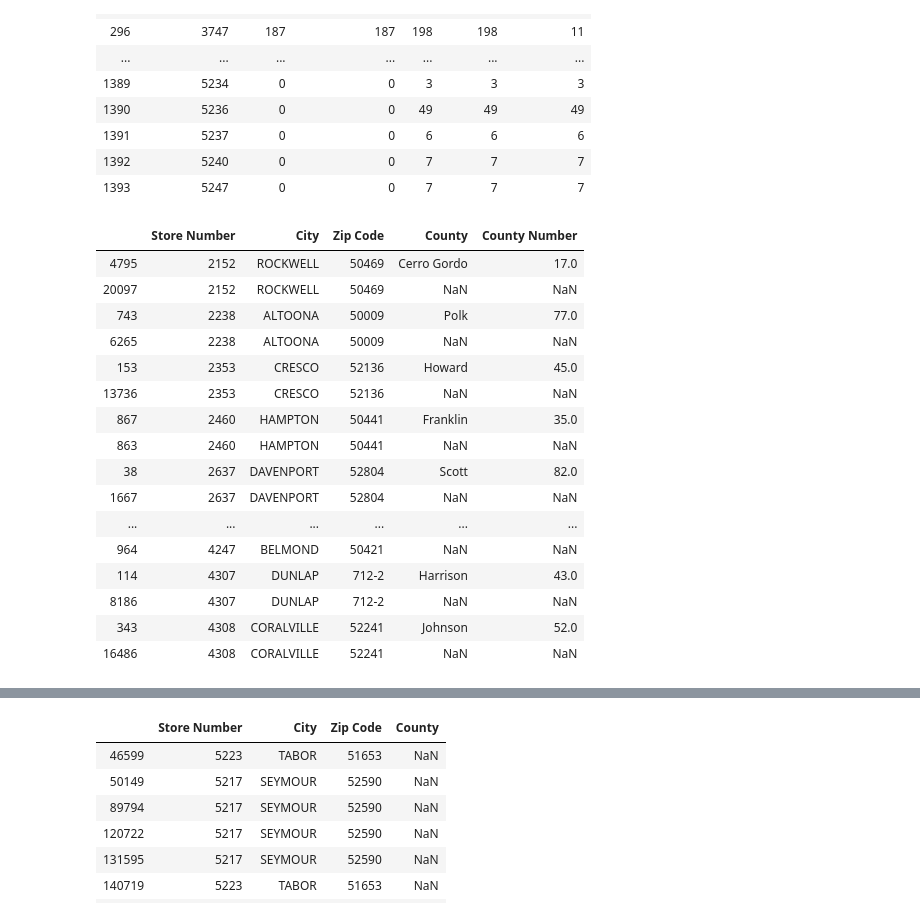
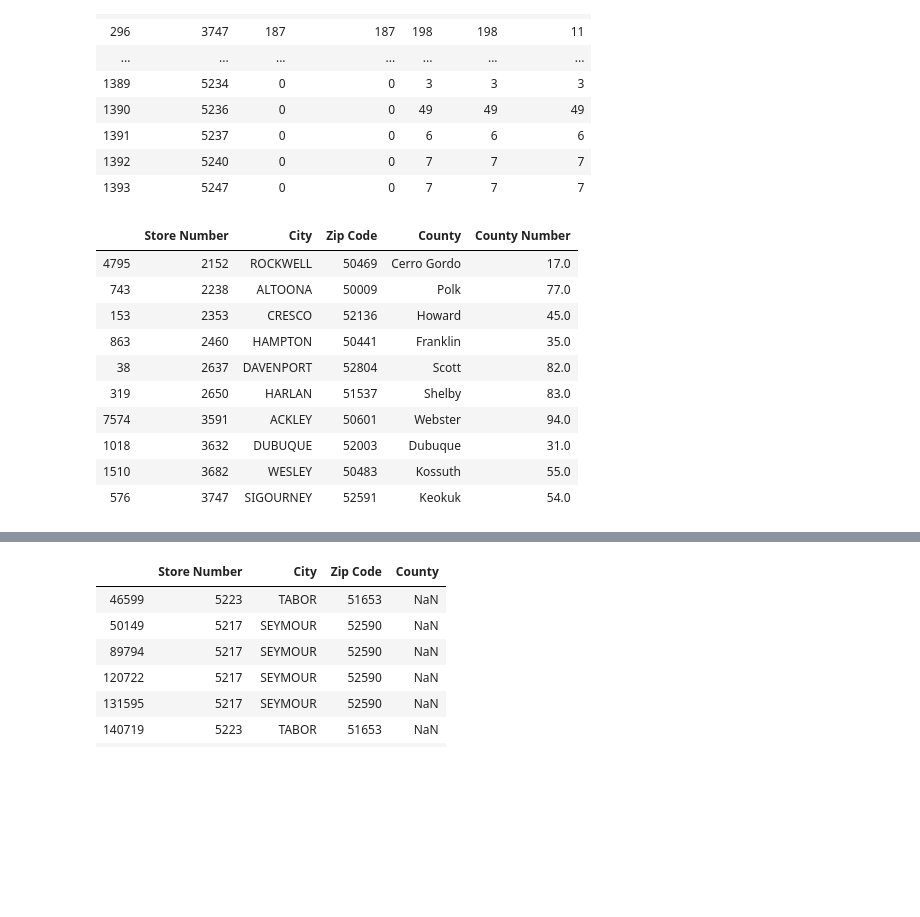
Before and after one commit to chablis8/Python-Pandas, a Jupyter notebook: exams/final/final_project/MT_take_home.ipynb, the cells around one changed output, grey strips where cells are left out. Drawn from its saved outputs; the diff is of its cells as text; code cells hidden in the pictures; blank space fills up the shorter version.

```diff
--- a/exams/final/final_project/MT_take_home.ipynb
+++ b/exams/final/final_project/MT_take_home.ipynb
@@ -284,33 +284,27 @@ NaN_County_Stores
 # %%
 # QUERY: Did the 20 NaN_County_Stores that captured 'County' data consitently fill in a particular County? Can the
 # entered data be rasonablely assumed to be accurate and thus can be used to update the missing information?
 
 # RESULT: Where county detail was entered for each of the stores, only one particular county was inputted
 
 # CONCLUSION: Thus the County data can be used to update the missing data
 
 Stores_2_DeNaN_w_SomeEntriesRight = NaN_County_Stores.loc[NaN_County_Stores['County'] != 0]
 Entries_of_Stores_2_DeNaN = iowa1.loc[iowa1['Store Number'].isin(Stores_2_DeNaN_w_SomeEntriesRight['Store Number']), ['Store Number', 'City', 'Zip Code', 'County', 'County Number']]
 Stores_2_DeNaN = Entries_of_Stores_2_DeNaN.drop_duplicates().sort_values(by=['Store Number', 'County'], ascending = True, na_position='last')
-Stores_2_DeNaN
+Stores_2_DeNaN.head(10)
 # %% [output]
 |  | Store Number | City | Zip Code | County | County Number |
 | 4795 | 2152 | ROCKWELL | 50469 | Cerro Gordo | 17.0 |
-| 20097 | 2152 | ROCKWELL | 50469 | NaN | NaN |
 | 743 | 2238 | ALTOONA | 50009 | Polk | 77.0 |
-| 6265 | 2238 | ALTOONA | 50009 | NaN | NaN |
 | 153 | 2353 | CRESCO | 52136 | Howard | 45.0 |
-| 13736 | 2353 | CRESCO | 52136 | NaN | NaN |
-| 867 | 2460 | HAMPTON | 50441 | Franklin | 35.0 |
-| 863 | 2460 | HAMPTON | 50441 | NaN | NaN |
+| 863 | 2460 | HAMPTON | 50441 | Franklin | 35.0 |
 | 38 | 2637 | DAVENPORT | 52804 | Scott | 82.0 |
-| 1667 | 2637 | DAVENPORT | 52804 | NaN | NaN |
-| ... | ... | ... | ... | ... | ... |
-| 964 | 4247 | BELMOND | 50421 | NaN | NaN |
-| 114 | 4307 | DUNLAP | 712-2 | Harrison | 43.0 |
-| 8186 | 4307 | DUNLAP | 712-2 | NaN | NaN |
-| 343 | 4308 | CORALVILLE | 52241 | Johnson | 52.0 |
-| 16486 | 4308 | CORALVILLE | 52241 | NaN | NaN |
+| 319 | 2650 | HARLAN | 51537 | Shelby | 83.0 |
+| 7574 | 3591 | ACKLEY | 50601 | Webster | 94.0 |
+| 1018 | 3632 | DUBUQUE | 52003 | Dubuque | 31.0 |
+| 1510 | 3682 | WESLEY | 50483 | Kossuth | 55.0 |
+| 576 | 3747 | SIGOURNEY | 52591 | Keokuk | 54.0 |
 # %%
 # ACTION: Update the database for the entries of these 20 NaN_County_Stores, replacing the NaN for each 'County'
 # and 'County Number' with County data specified in other entries
```
Also changed, not shown: parts of 8 cells of this notebook.
